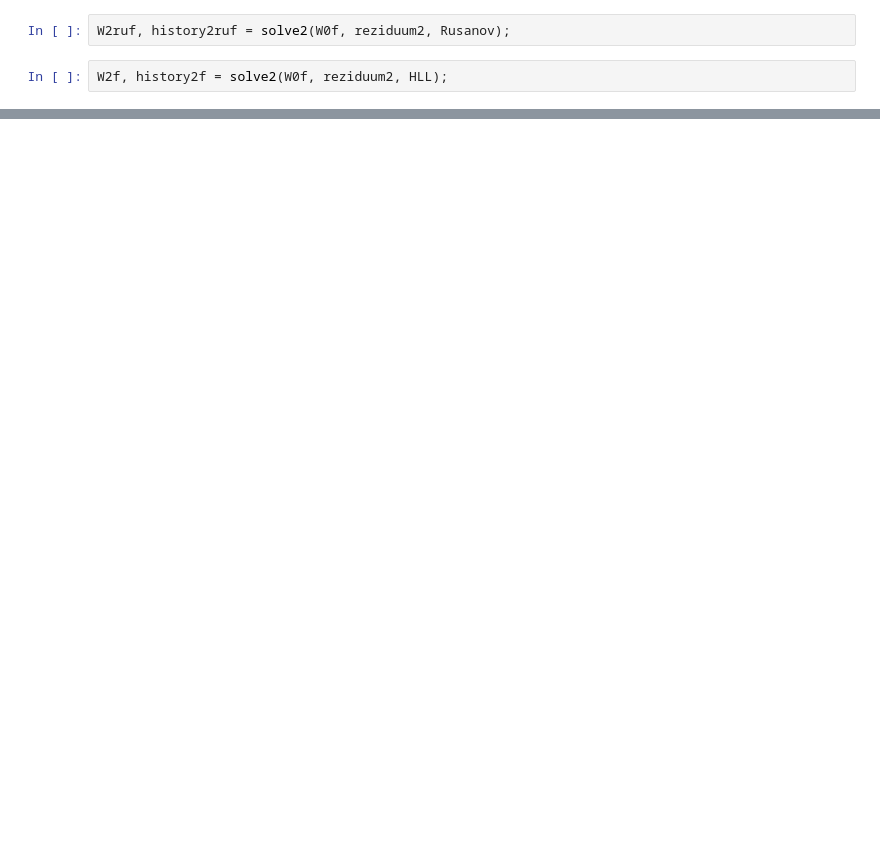
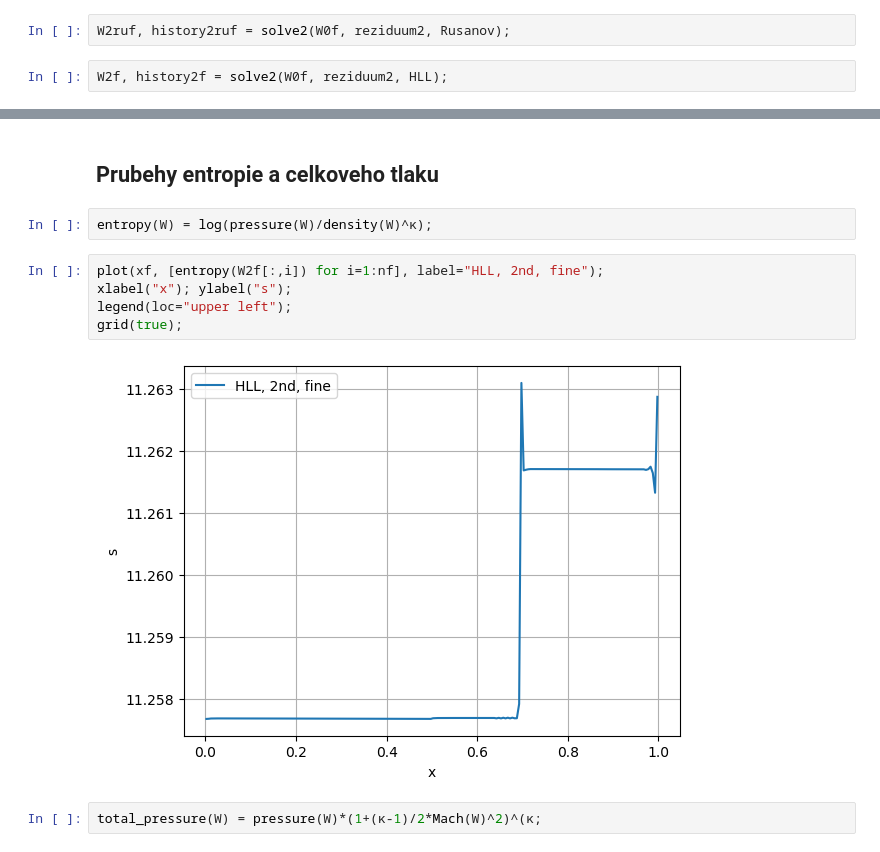
Before and after one commit to furstj/MMPP, a Jupyter notebook: lessons/07_dyza.ipynb, the cells around one changed output, grey strips where cells are left out. Saved outputs shown, nothing was run; the diff lists cells and outputs as text; blank space fills up the shorter version.

Commit message:
Pridan graf prubehu entropie a celkoveho tlaku

```diff
--- a/lessons/07_dyza.ipynb
+++ b/lessons/07_dyza.ipynb
@@ -295,0 +296,13 @@ grid(true);
+# %% [markdown]
+## Prubehy entropie a celkoveho tlaku
+# %%
+entropy(W) = log(pressure(W)/density(W)^κ);
+# %%
+plot(xf, [entropy(W2f[:,i]) for i=1:nf], label="HLL, 2nd, fine");
+xlabel("x"); ylabel("s");
+legend(loc="upper left");
+grid(true);
+# %% [output]
+[figure, added]
+# %%
+total_pressure(W) = pressure(W)*(1+(κ-1)/2*Mach(W)^2)^(κ;
```
Also changed, not shown: parts of 9 cells of this notebook.
